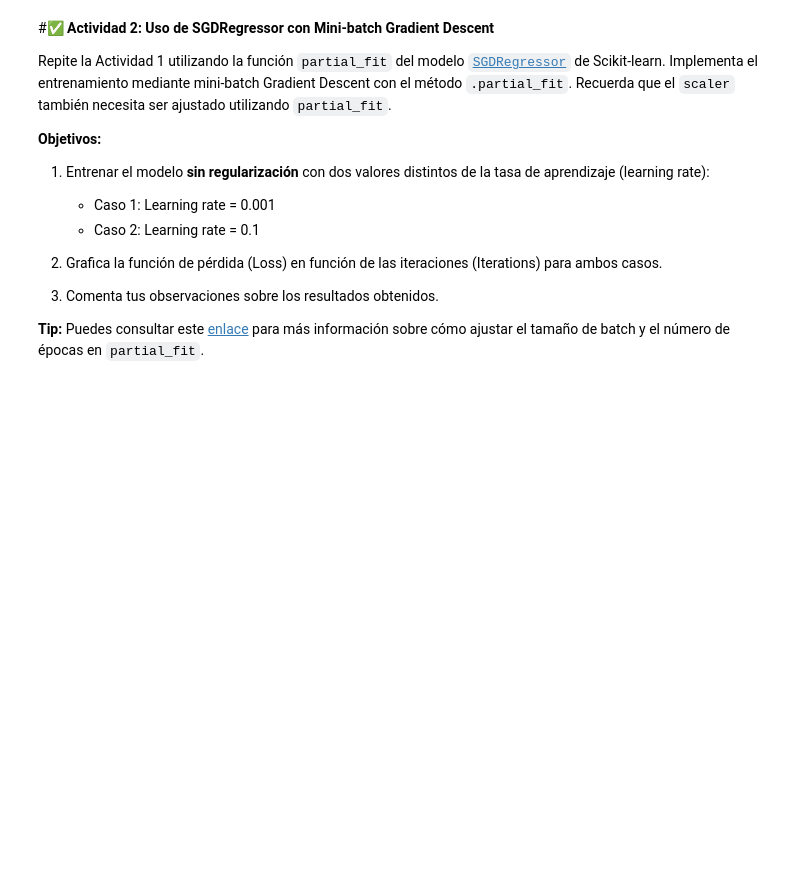
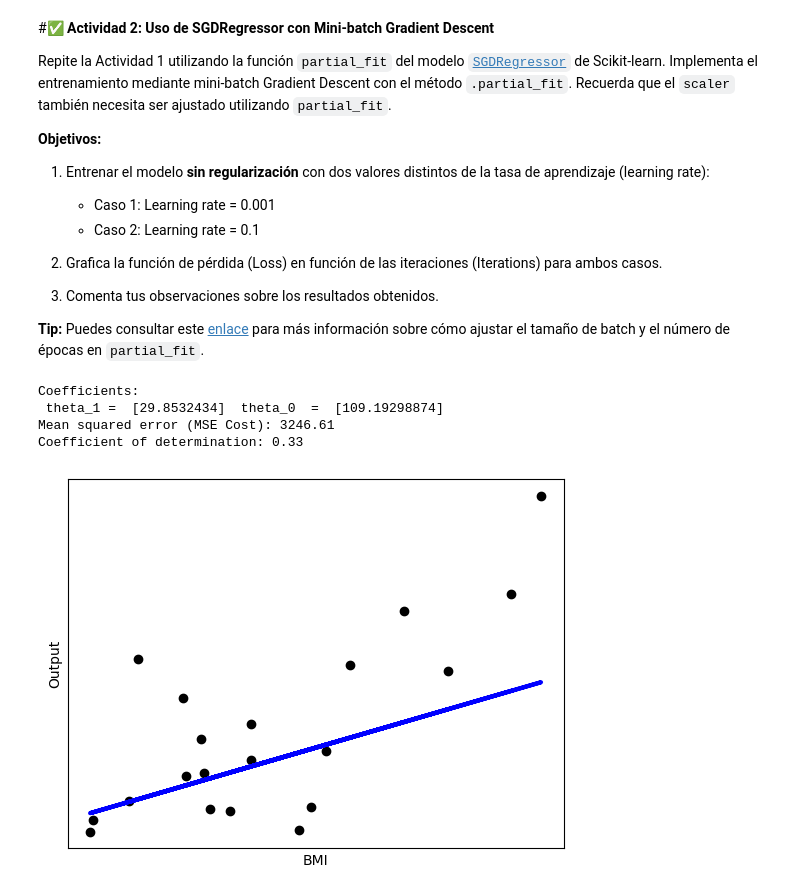
Before and after one commit to JeffAsDRK/Semana_4_IA, a Jupyter notebook: Lab Regresión Lineal Python UL.ipynb, the cells around one changed output. Cells and saved outputs as stored; diff of their text form; code cells hidden in the pictures; blank space fills up the shorter version.

```diff
--- a/Lab Regresión Lineal Python UL.ipynb
+++ b/Lab Regresión Lineal Python UL.ipynb
@@ -189,0 +164,53 @@ Repite la Actividad 1 utilizando la función `partial_fit` del modelo [`SGDRegre
+# %%
+#aquí tu código
+# Use only one feature, feature 2. bmi
+diabetes_X = np.reshape(diabetes_X_all[:, 2], (-1, 1)) #column vector
+
+# Split the data into training/testing sets
+diabetes_X_train = diabetes_X[:-20]
+diabetes_X_test = diabetes_X[-20:] #last 20 for test
+
+# Split the targets into training/testing sets
+diabetes_y_train = diabetes_y[:-20]
+diabetes_y_test = diabetes_y[-20:]
+from sklearn.linear_model import SGDRegressor
+
+# Create linear regression object
+regr = linear_model.SGDRegressor(alpha=0.1,random_state=42, max_iter=1000) #SGDRegressor (Stochastic Gradient Descent) with regularization (alpha)
+
+# normalize data to have zero mean and std one (feature scaling)
+from sklearn.preprocessing import StandardScaler
+scaler = StandardScaler() #zscore
+scaler.fit(diabetes_X_train)# scaler fit is just for training dataset
+diabetes_X_train_normalized = scaler.transform(diabetes_X_train) #normalize training set
+
+# Train the model using the training sets
+regr.partial_fit(diabetes_X_train_normalized, diabetes_y_train) # 1. REPRESENTAR hypothesis, 2. EVALUAR MSE Error Cuadr[atico Medio 3. OPTIMIZAR (Gradient Descent)
+
+# Make predictions using the testing set
+#scaler.fit(diabetes_X_test) #EQUIVOCADO, NOOOOOOOOOOOOO!!! FEO FEO
+diabetes_X_test_normalized = scaler.transform(diabetes_X_test) #normalize test set (do not fit scaler again!)
+diabetes_y_pred = regr.predict(diabetes_X_test_normalized)
+
+# The coefficients theta_0 (inter.), theta_1 (pendiente)
+print("Coefficients: \n", "theta_1 = ", regr.coef_, " theta_0  = ", regr.intercept_)
+# The mean squared error
+print("Mean squared error (MSE Cost): %.2f" % mean_squared_error(diabetes_y_test, diabetes_y_pred))
+# The coefficient of determination: 1 is perfect prediction, varía entre 0 y 1
+print("Coefficient of determination: %.2f" % r2_score(diabetes_y_test, diabetes_y_pred))
+
+# Plot outputs
+plt.scatter(diabetes_X_test_normalized, diabetes_y_test, color="black")
+plt.plot(diabetes_X_test_normalized, diabetes_y_pred, color="blue", linewidth=3)
+plt.xlabel('BMI')
+plt.ylabel('Output')
+plt.xticks(())
+plt.yticks(())
+
+plt.show()
+# %% [output]
+Coefficients:
+ theta_1 =  [29.8532434]  theta_0  =  [109.19298874]
+Mean squared error (MSE Cost): 3246.61
+Coefficient of determination: 0.33
+[figure, added]
```
Also changed, not shown: parts of 2 cells of this notebook, 2 other files.
